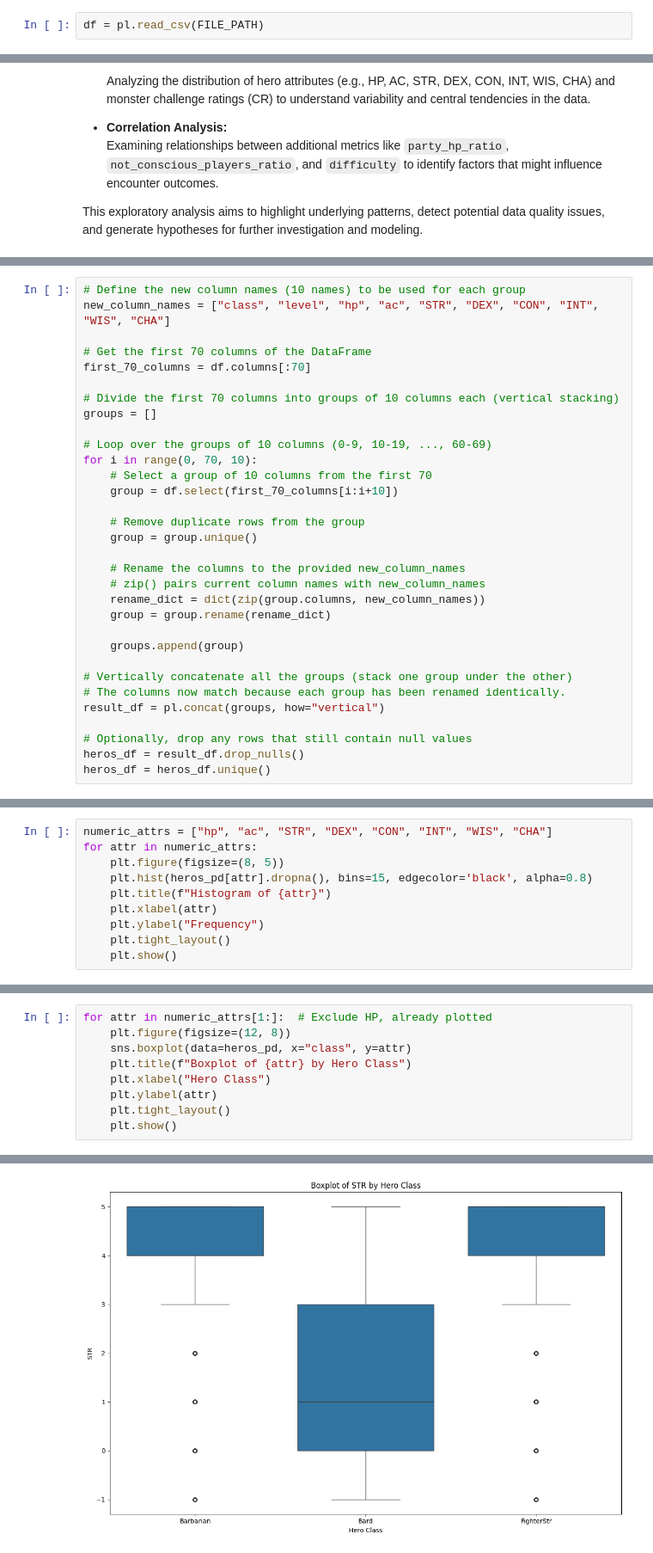
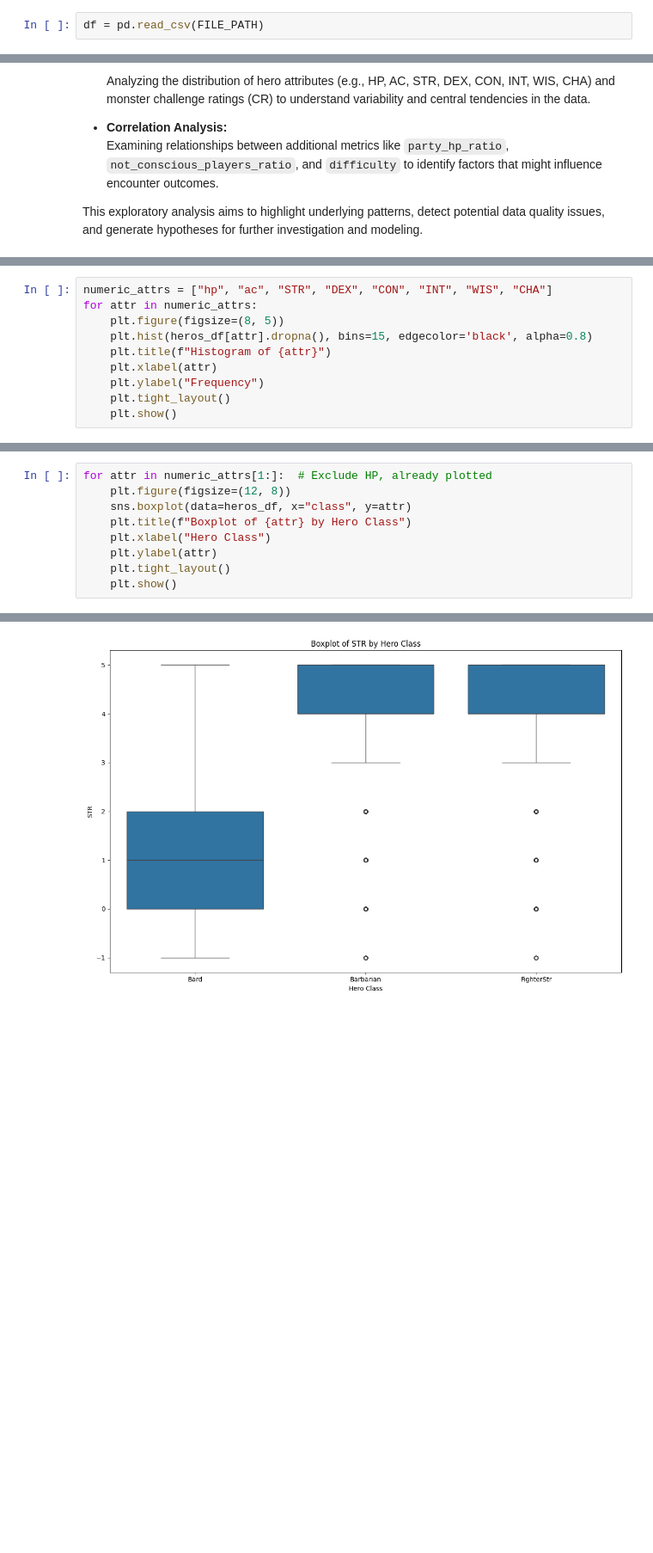
Before and after one commit to MaAnCoSa/Foresight, a Jupyter notebook: notebooks/01_eda.ipynb, the cells around one changed output, grey strips where cells are left out. Shown at 86% size. Cells and saved outputs as stored; diff of their text form; blank space fills up the shorter version.

```diff
--- a/notebooks/01_eda.ipynb
+++ b/notebooks/01_eda.ipynb
@@ -64,3 +64,3 @@ def saphiro_test(df: pl.DataFrame, numeric_attrs: list, column: str):
 # %%
-df = pl.read_csv(FILE_PATH)
+df = pd.read_csv(FILE_PATH)
 # %%
@@ -248,32 +254,0 @@ Categorical columns: ['pc1_class', 'pc2_class', 'pc2_level', 'pc2_hp_max', 'pc2_
-# %%
-# Define the new column names (10 names) to be used for each group
-new_column_names = ["class", "level", "hp", "ac", "STR", "DEX", "CON", "INT", "WIS", "CHA"]
-
-# Get the first 70 columns of the DataFrame
-first_70_columns = df.columns[:70]
-
-# Divide the first 70 columns into groups of 10 columns each (vertical stacking)
-groups = []
-
-# Loop over the groups of 10 columns (0-9, 10-19, ..., 60-69)
-for i in range(0, 70, 10):
-    # Select a group of 10 columns from the first 70
-    group = df.select(first_70_columns[i:i+10])
-
-    # Remove duplicate rows from the group
-    group = group.unique()
-
-    # Rename the columns to the provided new_column_names
-    # zip() pairs current column names with new_column_names
-    rename_dict = dict(zip(group.columns, new_column_names))
-    group = group.rename(rename_dict)
-
-    groups.append(group)
-
-# Vertically concatenate all the groups (stack one group under the other)
-# The columns now match because each group has been renamed identically.
-result_df = pl.concat(groups, how="vertical")
-
-# Optionally, drop any rows that still contain null values
-heros_df = result_df.drop_nulls()
-heros_df = heros_df.unique()
@@ -378,7 +361,7 @@ plt.show()
 numeric_attrs = ["hp", "ac", "STR", "DEX", "CON", "INT", "WIS", "CHA"]
 for attr in numeric_attrs:
     plt.figure(figsize=(8, 5))
-    plt.hist(heros_pd[attr].dropna(), bins=15, edgecolor='black', alpha=0.8)
+    plt.hist(heros_df[attr].dropna(), bins=15, edgecolor='black', alpha=0.8)
     plt.title(f"Histogram of {attr}")
     plt.xlabel(attr)
     plt.ylabel("Frequency")
@@ -407,7 +390,7 @@ plt.show()
 # %%
 for attr in numeric_attrs[1:]:  # Exclude HP, already plotted
     plt.figure(figsize=(12, 8))
-    sns.boxplot(data=heros_pd, x="class", y=attr)
+    sns.boxplot(data=heros_df, x="class", y=attr)
     plt.title(f"Boxplot of {attr} by Hero Class")
     plt.xlabel("Hero Class")
     plt.ylabel(attr)
@@ -418 +401 @@ for attr in numeric_attrs[1:]:  # Exclude HP, already plotted
-[figure, old version]
+[figure, new version]
```
Also changed, not shown: parts of 28 cells of this notebook, 3 other files.
